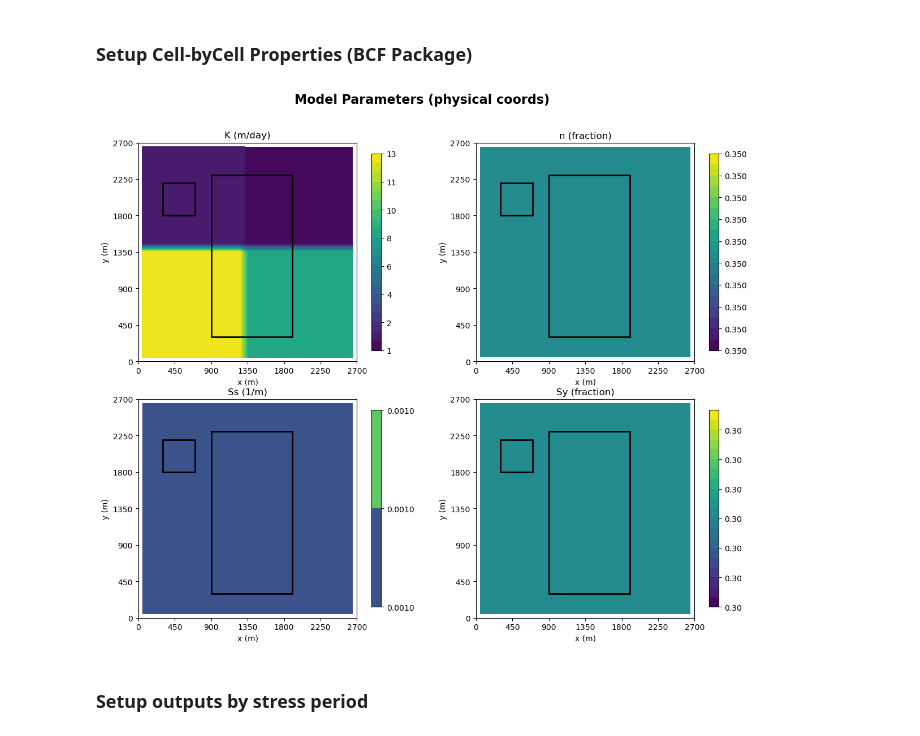
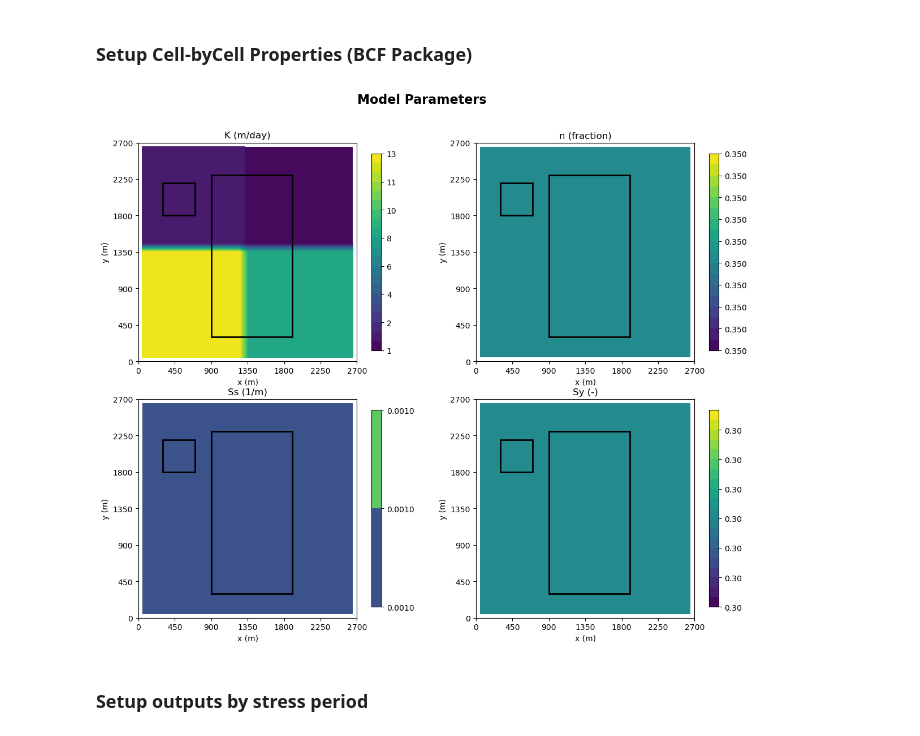
Before and after one commit to HWRS564-hydrogeologic-analysis/hwrs564b_course_materials_kfmcculloch98, a Jupyter notebook: content_weekly/Week3_WellsRecharge/Homework2.ipynb, the cells around one changed output. Cells and saved outputs as stored; diff of their text form; code cells hidden in the pictures.

```diff
--- a/content_weekly/Week3_WellsRecharge/Homework2.ipynb
+++ b/content_weekly/Week3_WellsRecharge/Homework2.ipynb
@@ -370,7 +370,7 @@ xgrid = np.linspace(dx/2, dx*ncol - dx/2, ncol)  # centers in x (m)
 ygrid = np.linspace(dy/2, dy*nrow - dy/2, nrow)  # centers in y (m)
 X, Y = np.meshgrid(xgrid, ygrid)
 
-# helper to map row index -> physical y (top-origin)
+# helper to map row index to physical y (top-origin)
 def y_of_row(r):
     return ygrid[nrow - 1 - r]
 
@@ -400,7 +400,7 @@ plots = [
     (K_top,  'K (m/day)', 'viridis'),
     (n_top,  'n (fraction)', 'viridis'),
     (Ss_top, 'Ss (1/m)', 'viridis'),
-    (Sy_top, 'Sy (fraction)', 'viridis'),
+    (Sy_top, 'Sy (-)', 'viridis'),
 ]
 
 # formatter functions for the colorbars
@@ -408,7 +408,7 @@ formatters = {
     'K (m/day)':       FuncFormatter(lambda x, pos: f"{int(round(x))}"),
     'n (fraction)':    FuncFormatter(lambda x, pos: f"{x:.3f}"),
     'Ss (1/m)':        FuncFormatter(lambda x, pos: f"{x:.4f}"),
-    'Sy (fraction)':   FuncFormatter(lambda x, pos: f"{x:.2f}"),
+    'Sy (-)':   FuncFormatter(lambda x, pos: f"{x:.2f}"),
 }
 
 # compute farm rectangle positions (physical coords)
@@ -436,35 +436,35 @@ for ax, (arr, title, cmap) in zip(axs, plots):
     yticks = np.linspace(0.0, dy * nrow, 7)
     ax.set_xticks(xticks)
     ax.set_yticks(yticks)
     ax.set_xticklabels([f"{int(t):d}" for t in xticks])
     ax.set_yticklabels([f"{int(t):d}" for t in yticks])
 
     ax.set_title(title, fontsize=12)
     ax.set_xlabel('x (m)', fontsize=10)
     ax.set_ylabel('y (m)', fontsize=10)
     ax.set_aspect('equal')
 
     ax.add_patch(Rectangle((farm_left, farm_bottom), farm_width, farm_height,
                        linewidth=2, edgecolor='k', facecolor='none', zorder=10))
     farmB_left = xgrid[c1_b] - dx/2
     farmB_bottom = y_of_row(r2_b) - dy/2
     farmB_width = (c2_b - c1_b + 1) * dx
     farmB_height = (r2_b - r1_b + 1) * dy
     ax.add_patch(Rectangle((farmB_left, farmB_bottom), farmB_width, farmB_height,
                        linewidth=2, edgecolor='k', facecolor='none', zorder=10))
 
     # colorbar for this panel
     cbar = fig.colorbar(im, ax=ax, orientation='vertical', shrink=0.9)
     # set tick formatter according to the requested precision
     fmt = formatters.get(title, None)
     if fmt is not None:
         cbar.ax.yaxis.set_major_formatter(fmt)
 
-fig.suptitle('Model Parameters (physical coords)', fontsize=16, fontweight='bold')
+fig.suptitle('Model Parameters', fontsize=16, fontweight='bold')
 plt.tight_layout(rect=[0, 0, 1, 0.96])
 plt.show()
 # %% [output]
-[figure, old version]
+[figure, new version]
 # %%
 # assigns horizontal and vertical Ks and saves cell-by-cell budget data
 bcf = flopy.modflow.ModflowBcf(m, ipakcb=53, intercellt=0, laycon=1, trpy=1.0, hdry=-1e+30, iwdflg=0, wetfct=0.1, iwetit=1, ihdwet=0, tran=1.0, hy=K_vals[0,:,:], vcont=1.0, sf1=Ss, sf2=Sy, wetdry=-0.01, extension='bcf', unitnumber=None, filenames=None)
```
Also changed, not shown: parts of 4 cells of this notebook.
